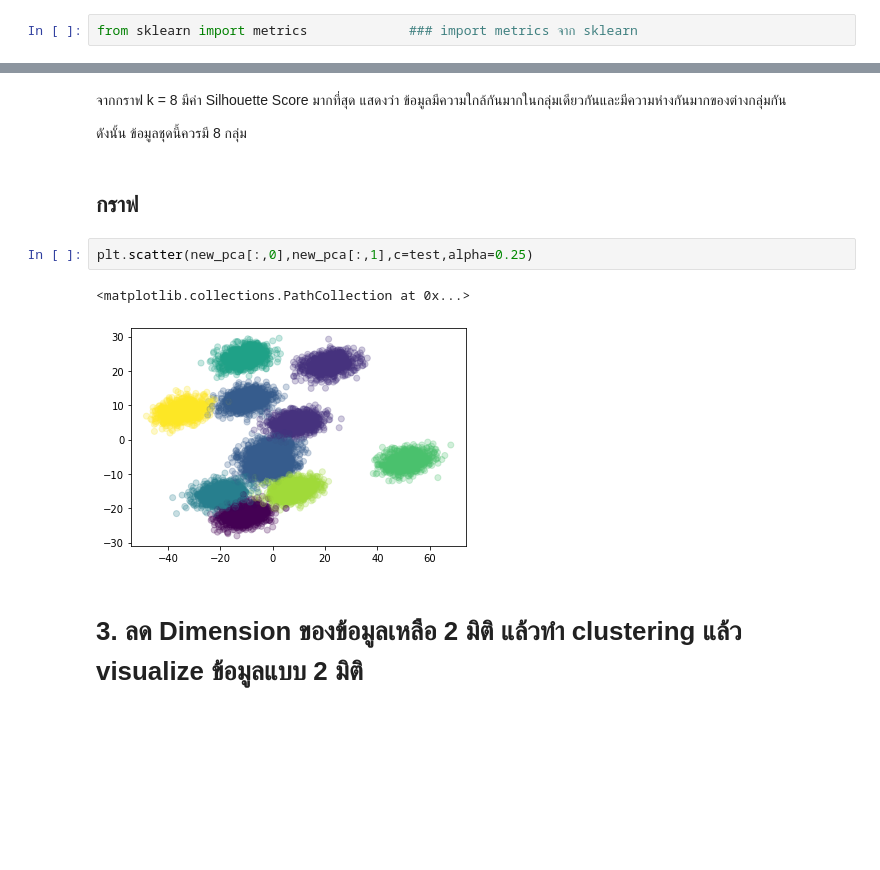
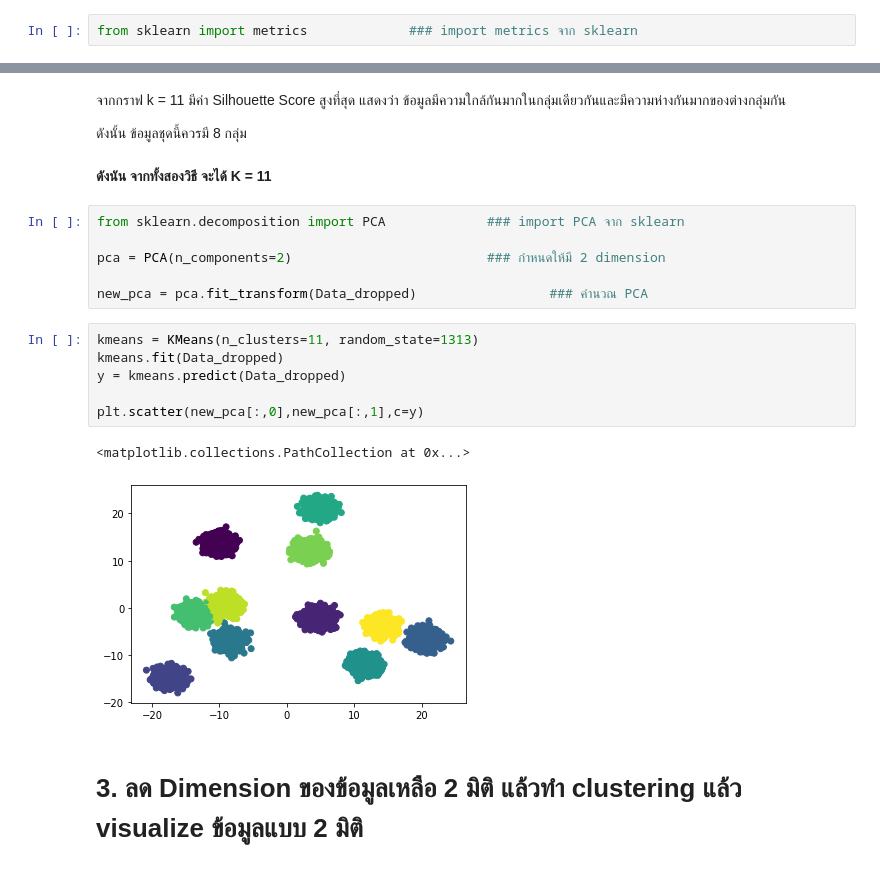
Before and after one commit to jittakorn-ch/multivariate, a Jupyter notebook: Multivariate_Exam.ipynb, the cells around one changed output, grey strips where cells are left out. Cells and saved outputs as stored; diff of their text form; blank space fills up the shorter version.

```diff
--- a/Multivariate_Exam.ipynb
+++ b/Multivariate_Exam.ipynb
@@ -214,14 +251,24 @@ plt.ylabel('Silhouette Score');
 # %% [markdown]
-จากกราฟ k = 8 มีค่า Silhouette Score มากที่สุด แสดงว่า ข้อมูลมีความใกล้กันมากในกลุ่มเดียวกันและมีความห่างกันมากของต่างกลุ่มกัน
+จากกราฟ k = 11 มีค่า Silhouette Score สูงที่สุด แสดงว่า ข้อมูลมีความใกล้กันมากในกลุ่มเดียวกันและมีความห่างกันมากของต่างกลุ่มกัน
 
 ดังนั้น ข้อมูลชุดนี้ควรมี 8 กลุ่ม
-# %% [markdown]
-## กราฟ
-# %%
-plt.scatter(new_pca[:,0],new_pca[:,1],c=test,alpha=0.25)
-# %% [output]
-<matplotlib.collections.PathCollection at 0x...>
-[figure, removed]
+# %% [markdown]
+**ดังนัน จากทั้งสองวิธี จะได้ K = 11**
+# %%
+from sklearn.decomposition import PCA             ### import PCA จาก sklearn
+
+pca = PCA(n_components=2)                         ### กำหนดให้มี 2 dimension
+
+new_pca = pca.fit_transform(Data_dropped)                 ### คำนวณ PCA
+# %%
+kmeans = KMeans(n_clusters=11, random_state=1313)
+kmeans.fit(Data_dropped)
+y = kmeans.predict(Data_dropped)
+
+plt.scatter(new_pca[:,0],new_pca[:,1],c=y)
+# %% [output]
+<matplotlib.collections.PathCollection at 0x...>
+[figure, added]
 # %% [markdown]
 # **3. ลด Dimension ของข้อมูลเหลือ 2 มิติ แล้วทำ clustering แล้ว visualize ข้อมูลแบบ 2 มิติ**
 # %% [markdown]
```
Also changed, not shown: parts of 21 cells of this notebook.
